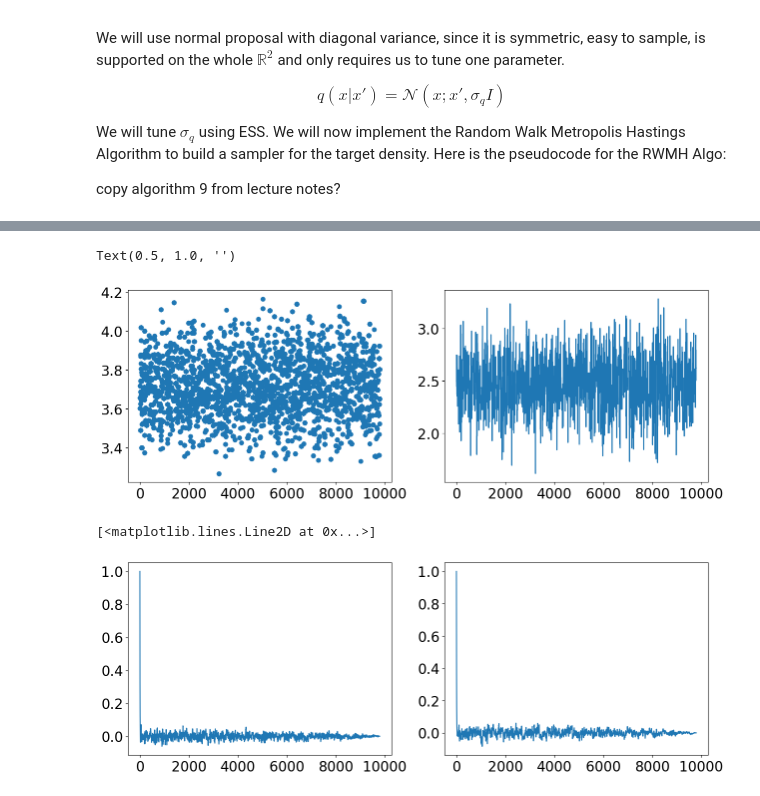
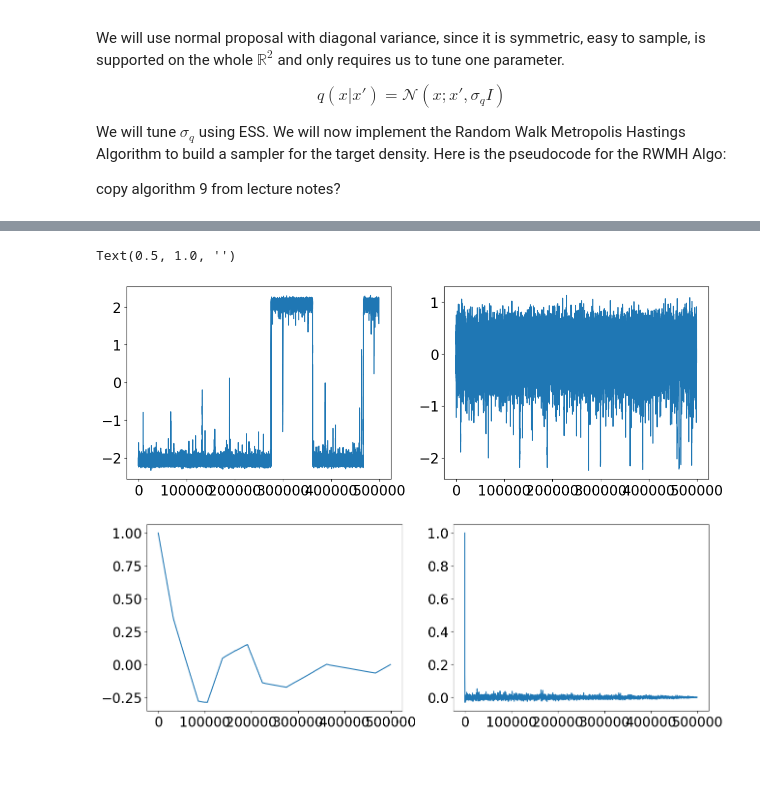
Before and after one commit to alisaklymchuk/stochastic_simulation_math60047, a Jupyter notebook: coursework.ipynb, the cells around one changed output, grey strips where cells are left out. Saved outputs shown, nothing was run; the diff lists cells and outputs as text; code cells hidden in the pictures; blank space fills up the shorter version.

Commit message:
1c fully corrected wth efficient algo

```diff
--- a/coursework.ipynb
+++ b/coursework.ipynb
@@ -190,7 +195,7 @@ Here is the pseudocode for the RWMH Algo:
 
 copy algorithm 9 from lecture notes?
 # %%
-def rwmh(target, N=10**6, x0=np.array([0,0]), sigma_q=0.5, burnin=200):
+def rwmh(target=log_posterior, N=10**6, x0=np.array([0,0]), sigma_q=0.2, burnin=1000):
 
     samples_RW = np.zeros((N, 2))
     samples_RW[0] = x0
@@ -211,40 +216,8 @@ def rwmh(target, N=10**6, x0=np.array([0,0]), sigma_q=0.5, burnin=200):
         else:
             samples_RW[n] = samples_RW[n-1]
     acc = acc_count / (N-1)
-    return samples_RW[burnin:n], acc
+    return samples_RW[burnin:], acc
 
-mc, acc = rwmh(log_posterior, N=10000)
-# for surf plot posterior 2d
-x_bb = np.linspace(-4, 4, 100)
-y_bb = np.linspace(-2, 6, 100)
-X_bb, Y_bb = np.meshgrid(x_bb, y_bb)
-Z_bb = np.exp(log_posterior(X_bb, Y_bb))
-
-plt.figure(figsize=(15, 5))
-plt.rcParams.update({'font.size': 20})
-
-# Left: unnormalised posterior contour
-plt.subplot(1, 2, 1)
-plt.contourf(X_bb, Y_bb, Z_bb, levels=60, cmap='RdBu')
-plt.xlim(-4, 4); plt.ylim(-2, 6)
-plt.xlabel("$x_1$"); plt.ylabel("$x_2$")
-plt.title("Unnormalised posterior (contours)")
-
-# Right: 2D histogram of samples
-plt.subplot(1, 2, 2)
-plt.hist2d(
-    mc[:, 0], mc[:, 1],
-    bins=60,
-    range=[[-4, 4], [-2, 6]],
-    density=True,
-    cmap='RdBu'
-)
-
-plt.xlabel("$x_1$"); plt.ylabel("$x_2$")
-plt.title("RWMH samples (2D histogram)")
-
-plt.tight_layout()
-plt.show()
-
+mc, acc = rwmh(log_posterior, N=500000)
 print(acc)
 # %% [output]
@@ -253,36 +225,41 @@ print(acc)
 # %%
 # Trace plots for both coordinates
 trace1 = mc[:, 0]
 trace2 = mc[:, 1]
 x = np.arange(0, len(trace1))
 
 plt.figure(figsize=(15,5))
 
 plt.subplot(1, 2, 1)
-plt.scatter(x, trace1)
+plt.plot(x, trace1)
 plt.title("")
 
 plt.subplot(1, 2, 2)
 plt.plot(x, trace2)
 plt.title("")
 # %% [output]
 Text(0.5, 1.0, '')
-[figure, old version]
+[figure, new version]
 # %%
 # Autocorrelation plots
-ro_x1 = autocorr.function_1d(mc[:, 0])
-x1 = np.arange(0, len(ro_x1))
-ro_x2 = autocorr.function_1d(mc[:, 1])
 
-plt.figure(figsize=(15, 5))
-plt.subplot(1, 2, 1)
-plt.plot(x1, ro_x1)
+def autocorr_plots(sample, algo):
 
-plt.subplot(1, 2, 2)
-plt.plot(x1, ro_x2)
+    ro_x1 = autocorr.function_1d(sample[:, 0])
+    x1 = np.arange(0, len(ro_x1))
+    ro_x2 = autocorr.function_1d(sample[:, 1])
+    x2 = np.arange(0, len(ro_x2))
+
+    plt.figure(figsize=(15, 5))
+    plt.subplot(1, 2, 1)
+    plt.plot(x1, ro_x1)
+
+    plt.subplot(1, 2, 2)
+    plt.plot(x2, ro_x2)
+
+autocorr_plots(mc, "RWMH Sampler")
 # %% [output]
-[<matplotlib.lines.Line2D at 0x...>]
-[figure, old version]
+[figure, new version]
 # %%
 def autocorrelation(x, max_lag = 1000):
     x_c = x - x.mean()
```
Also changed, not shown: parts of 11 cells of this notebook.
